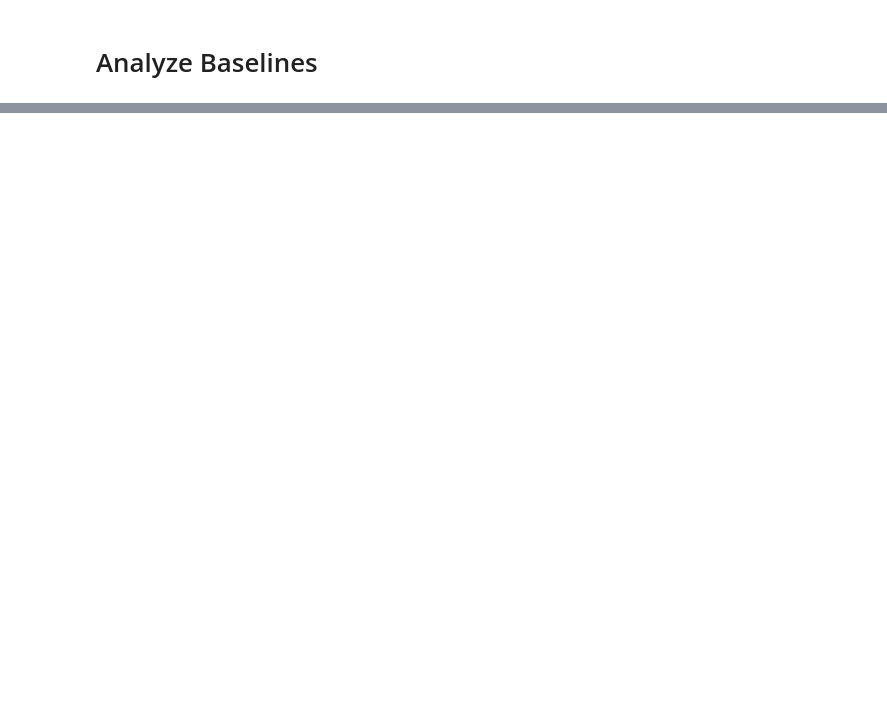
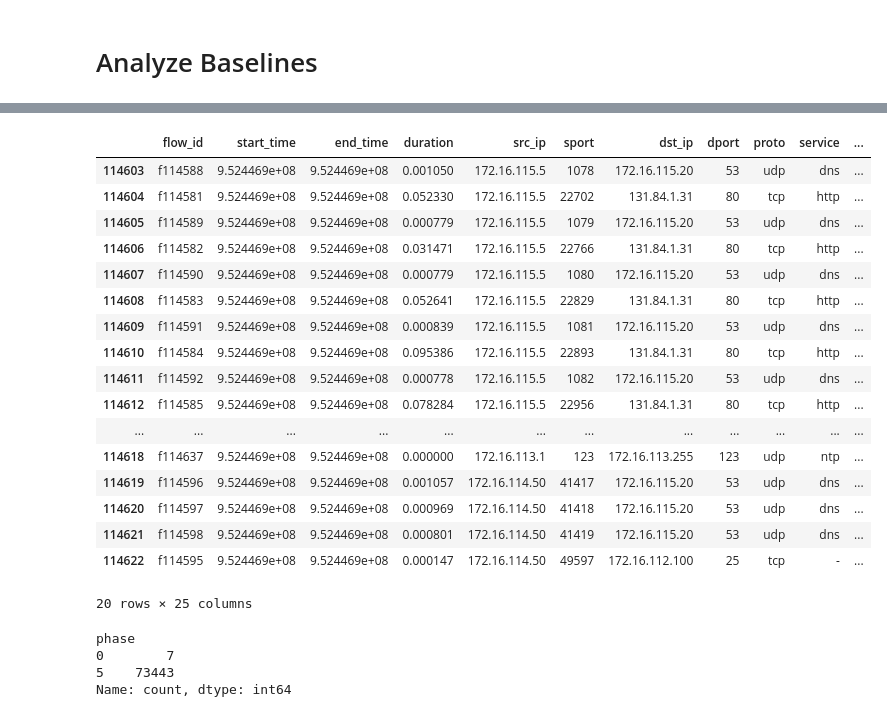
Before and after one commit to sofiaburkow/DeepChronos, a Jupyter notebook: notebooks/analyze_baselines.ipynb, the cells around one changed output, grey strips where cells are left out. Drawn from its saved outputs; the diff is of its cells as text; code cells hidden in the pictures; blank space fills up the shorter version.

```diff
--- a/notebooks/analyze_baselines.ipynb
+++ b/notebooks/analyze_baselines.ipynb
@@ -11,26 +8,0 @@ root = Path("../experiments/darpa2000/s1_inside/baselines")
-# %%
-rows = []
-
-for json_file in root.rglob("*_metrics.json"):
-
-    with open(json_file) as f:
-        metrics = json.load(f)
-
-    experiment_name = json_file.stem.replace("_metrics", "")
-
-    row = {
-        "experiment": experiment_name,
-        "accuracy": metrics["accuracy"],
-        "precision": metrics["precision"],
-        "recall": metrics["recall"],
-        "f1": metrics["f1"],
-        "num_errors": len(metrics["misclassified_indices"])
-    }
-
-    rows.append(row)
-
-results_df = pd.DataFrame(rows)
-
-results_df = results_df.sort_values("f1", ascending=False).reset_index(drop=True)
-
-results_df
@@ -79,0 +147,7 @@ Saving results to ../reports/baselines/baselines_analysis.csv...
+# %%
+df = pd.read_csv(
+    f"../data/interim/{dataset}/{scenario}/flows_labeled/all_flows_labeled.csv"
+)
+
+df = df.sort_values("start_time").reset_index(drop=True)
+df['t_rel'] = df['start_time'] - df['start_time'].min()
@@ -79,0 +375,35 @@ Saving results to ../reports/baselines/baselines_analysis.csv...
+# %%
+start_index = 114603
+indices = range(start_index, start_index+20)
+df_filtered = df.iloc[indices]
+df_filtered
+# %% [output]
+|  | flow_id | start_time | end_time | duration | src_ip | sport | dst_ip | dport | proto | service | ... |
+| 114603 | f114588 | 9.524469e+08 | 9.524469e+08 | 0.001050 | 172.16.115.5 | 1078 | 172.16.115.20 | 53 | udp | dns | ... |
+| 114604 | f114581 | 9.524469e+08 | 9.524469e+08 | 0.052330 | 172.16.115.5 | 22702 | 131.84.1.31 | 80 | tcp | http | ... |
+| 114605 | f114589 | 9.524469e+08 | 9.524469e+08 | 0.000779 | 172.16.115.5 | 1079 | 172.16.115.20 | 53 | udp | dns | ... |
+| 114606 | f114582 | 9.524469e+08 | 9.524469e+08 | 0.031471 | 172.16.115.5 | 22766 | 131.84.1.31 | 80 | tcp | http | ... |
+| 114607 | f114590 | 9.524469e+08 | 9.524469e+08 | 0.000779 | 172.16.115.5 | 1080 | 172.16.115.20 | 53 | udp | dns | ... |
+| 114608 | f114583 | 9.524469e+08 | 9.524469e+08 | 0.052641 | 172.16.115.5 | 22829 | 131.84.1.31 | 80 | tcp | http | ... |
+| 114609 | f114591 | 9.524469e+08 | 9.524469e+08 | 0.000839 | 172.16.115.5 | 1081 | 172.16.115.20 | 53 | udp | dns | ... |
+| 114610 | f114584 | 9.524469e+08 | 9.524469e+08 | 0.095386 | 172.16.115.5 | 22893 | 131.84.1.31 | 80 | tcp | http | ... |
+| 114611 | f114592 | 9.524469e+08 | 9.524469e+08 | 0.000778 | 172.16.115.5 | 1082 | 172.16.115.20 | 53 | udp | dns | ... |
+| 114612 | f114585 | 9.524469e+08 | 9.524469e+08 | 0.078284 | 172.16.115.5 | 22956 | 131.84.1.31 | 80 | tcp | http | ... |
+| ... | ... | ... | ... | ... | ... | ... | ... | ... | ... | ... | ... |
+| 114618 | f114637 | 9.524469e+08 | 9.524469e+08 | 0.000000 | 172.16.113.1 | 123 | 172.16.113.255 | 123 | udp | ntp | ... |
+| 114619 | f114596 | 9.524469e+08 | 9.524469e+08 | 0.001057 | 172.16.114.50 | 41417 | 172.16.115.20 | 53 | udp | dns | ... |
+| 114620 | f114597 | 9.524469e+08 | 9.524469e+08 | 0.000969 | 172.16.114.50 | 41418 | 172.16.115.20 | 53 | udp | dns | ... |
+| 114621 | f114598 | 9.524469e+08 | 9.524469e+08 | 0.000801 | 172.16.114.50 | 41419 | 172.16.115.20 | 53 | udp | dns | ... |
+| 114622 | f114595 | 9.524469e+08 | 9.524469e+08 | 0.000147 | 172.16.114.50 | 49597 | 172.16.112.100 | 25 | tcp | - | ... |
+20 rows × 25 columns
+# %%
+dst_ip = "131.84.1.31"
+df_filtered_dst_ip = df[df["dst_ip"] == dst_ip]
+
+phase_counts = df_filtered_dst_ip["phase"].value_counts().sort_index()
+phase_counts
+# %% [output]
+phase
+0        7
+5    73443
+Name: count, dtype: int64
```
Also changed, not shown: parts of 35 cells of this notebook, 6 other files.
